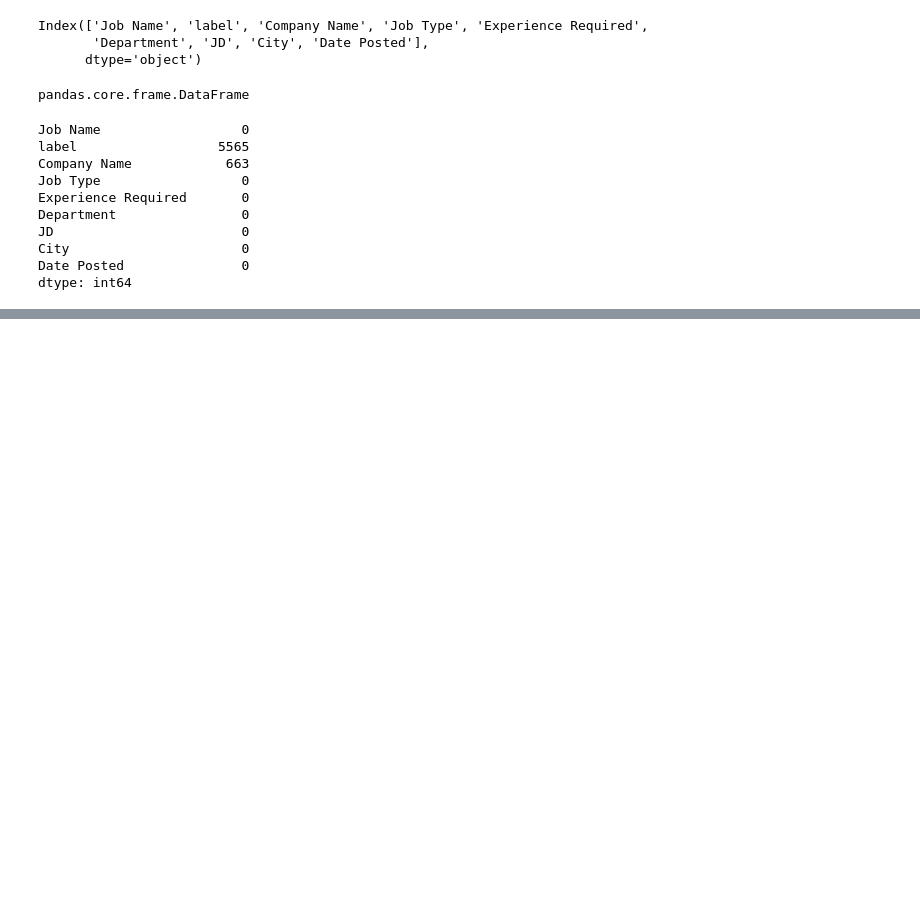
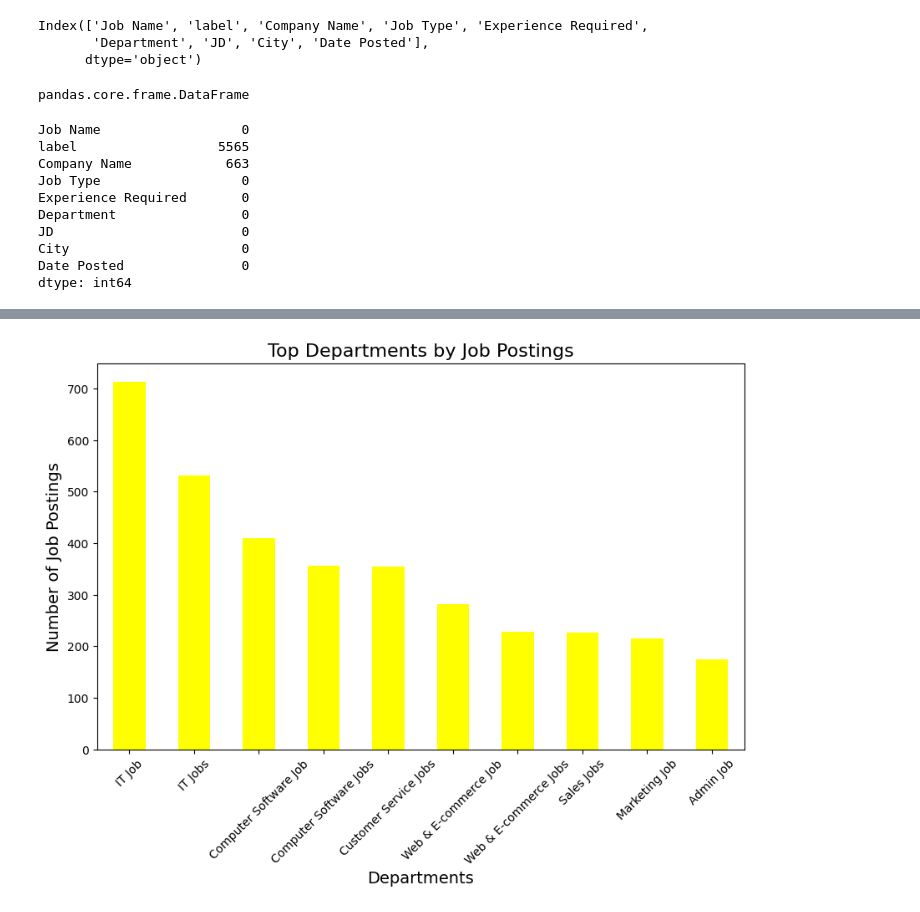
Before and after one commit to AwaisDS/Freelancer-in-pakistan-Analysis, a Jupyter notebook: Pakistan_Job_Market_Analysis.ipynb, the cells around one changed output, grey strips where cells are left out. Saved outputs shown, nothing was run; the diff lists cells and outputs as text; code cells hidden in the pictures; blank space fills up the shorter version.

```diff
--- a/Pakistan_Job_Market_Analysis.ipynb
+++ b/Pakistan_Job_Market_Analysis.ipynb
@@ -74,0 +174,3 @@ Length: 1350, dtype: bool
+# %%
+top_department=df['Department'].value_counts().head(10)
+print(top_department)
@@ -74,0 +190,9 @@ Length: 1350, dtype: bool
+# %%
+top_department.plot(kind='bar', figsize=(10, 6), color='yellow')
+plt.title('Top Departments by Job Postings', fontsize=16)
+plt.xlabel('Departments', fontsize=14)
+plt.ylabel('Number of Job Postings', fontsize=14)
+plt.xticks(rotation=45)
+plt.show()
+# %% [output]
+[figure, added]
```
Also changed, not shown: parts of 15 cells of this notebook, 1 other file.
